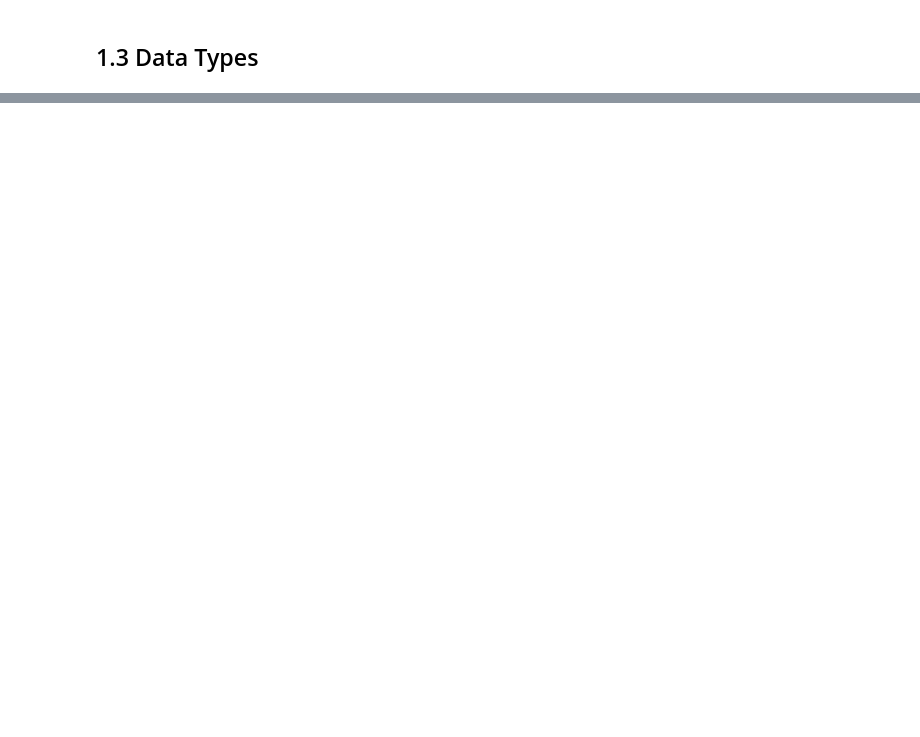
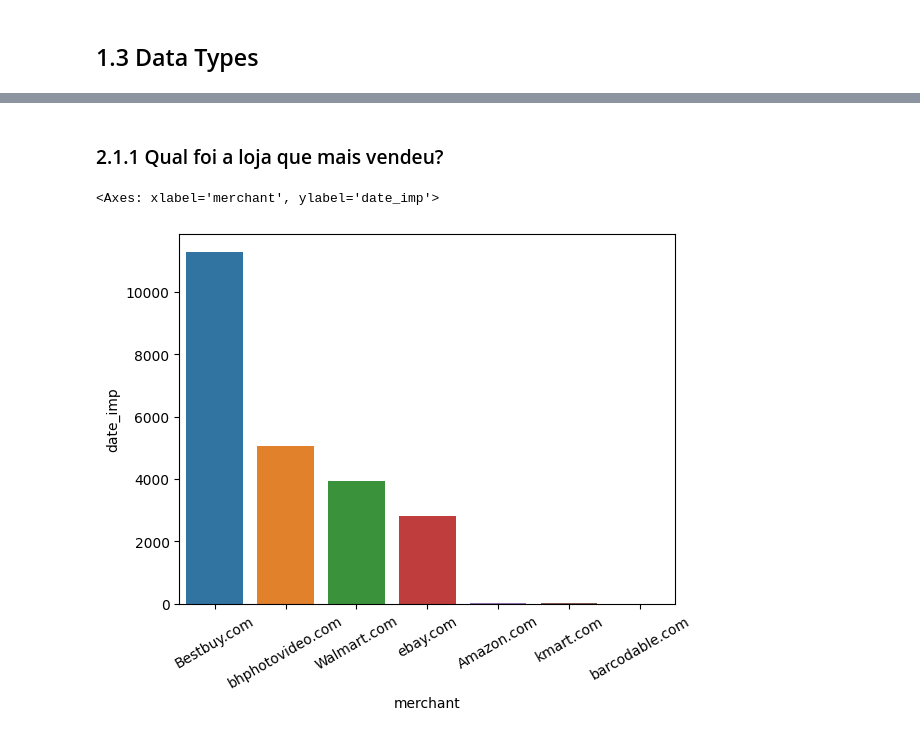
Before and after one commit to 8ugo/elasticity_price_project, a Jupyter notebook: notebook.ipynb, the cells around one changed output, grey strips where cells are left out. Cells and saved outputs as stored; diff of their text form; code cells hidden in the pictures; blank space fills up the shorter version.

```diff
--- a/notebook.ipynb
+++ b/notebook.ipynb
@@ -24,8 +26,13 @@ cols_old = ['Unnamed: 0', 'Date_imp', 'Date_imp_d', 'Cluster', 'Category_name',
 
 snakecase = lambda x: inflection.underscore(x)
 cols_new = list(map(snakecase, cols_old))
-
-df.columns = cols_new
+# %%
+cols_name = ['date_imp', 'category_name','name', 'price', 'disc_price', 'merchant',
+             'disc_percentage', 'is_sale', 'imp_count', 'brand', 'p_description',
+             'date_added', 'date_seen', 'date_updated', 'manufacturer', 'day_n',
+             'month', 'month_n', 'day', 'week_number']
+
+df = df[cols_name]
 # %% [markdown]
 ## 1.2 Data Dimensions
 # %%
@@ -58,0 +90,2 @@ dtype: object
+# %%
+df['date_imp'] = pd.to_datetime( df['date_imp'])
@@ -58,0 +116,2 @@ dtype: object
+# %%
+df2 = df.copy()
@@ -58,0 +127,9 @@ dtype: object
+# %% [markdown]
+### 2.1.1 Qual foi a loja que mais vendeu?
+# %%
+aux1 = df2[['date_imp', 'merchant']].groupby('merchant').count().reset_index().sort_values(by='date_imp', ascending=False)
+plt.xticks(rotation=30)
+sns.barplot(x='merchant', y='date_imp', data=aux1)
+# %% [output]
+<Axes: xlabel='merchant', ylabel='date_imp'>
+[figure, added]
```
Also changed, not shown: parts of 19 cells of this notebook, 1 other file.
